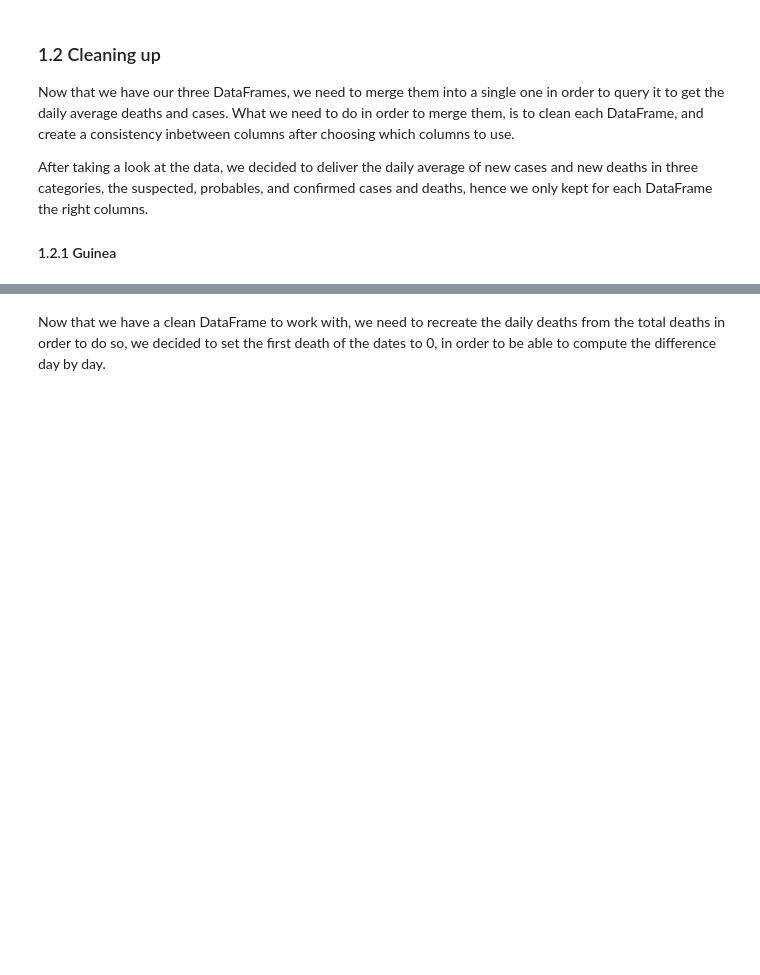
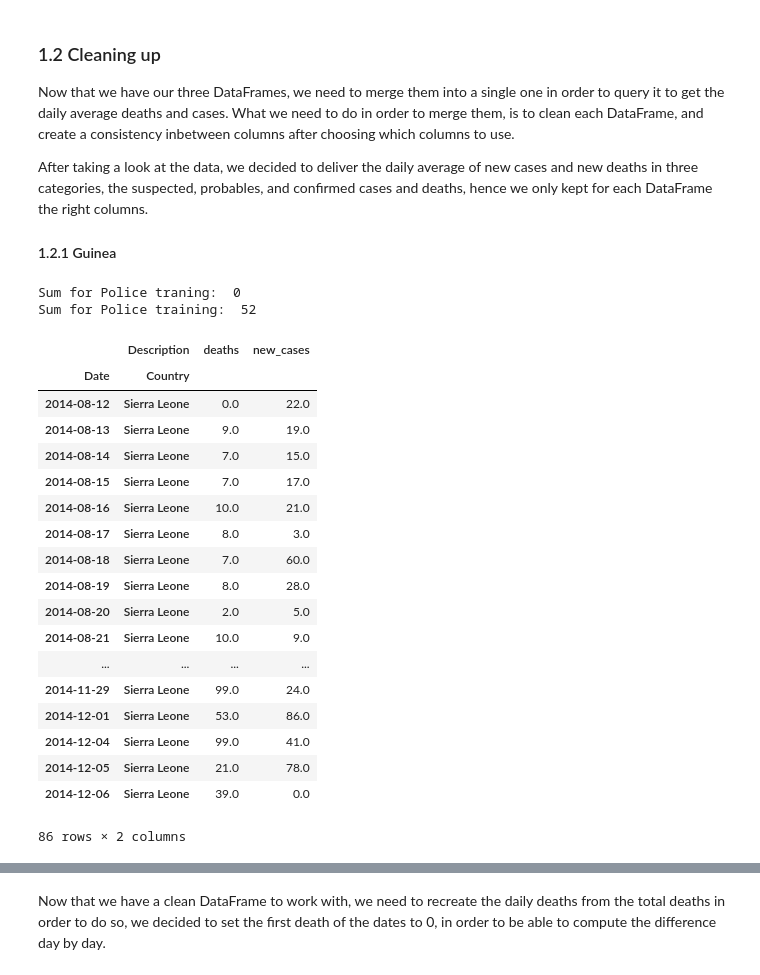
Before and after one commit to LoomisLoud/twitter-movies-recommender-system, a Jupyter notebook: Homework01/Homework 1.ipynb, the cells around one changed output, grey strips where cells are left out. Saved outputs shown, nothing was run; the diff lists cells and outputs as text; code cells hidden in the pictures; blank space fills up the shorter version.

Commit message:
Sierra leone v1.0.0.0.0.0.0.1

```diff
--- a/Homework01/Homework 1.ipynb
+++ b/Homework01/Homework 1.ipynb
@@ -134,33 +138,58 @@ print('Sum for Police training: ', preprocessed_sierra['Police training School']
 preprocessed_sierra.drop('Police traning School', axis =1, inplace=True)
 
 
 #Keep descriptions with interest for us
 description = ['death_suspected', 'new_probable', 'new_suspected', 'death_confirmed', 'new_confirmed', 'death_probable']
 ix=preprocessed_sierra.index.get_level_values('Description').isin(description)
 preprocessed_sierra = preprocessed_sierra[ix]
 
 #To improve precision, we decided to compute by hand the number of deaths/cases by hand and
 #then compute the mean between this columns and 'Totals
 preprocessed_sierra['Cities_total'] = preprocessed_sierra.sum(axis=1) - preprocessed_sierra['Totals']
 preprocessed_sierra['Mean'] = (preprocessed_sierra['Totals'] + preprocessed_sierra['Cities_total']) / 2
 preprocessed_sierra = preprocessed_sierra[np.abs(preprocessed_sierra[['Cities_total', 'Totals']].max(1) - preprocessed_sierra.Mean)
                                           <= (0.1 * preprocessed_sierra.Mean)]
 
 #We remove rows with 0 in one of the columns 'death_probable', 'death_suspected' and 'death_confirmed'.
 #Indeed this datas are cumulatives and so a 0 makes no sense.
 sierra = preprocessed_sierra['Mean'].unstack('Description', fill_value=0.0)
 sierra = sierra[(sierra['death_suspected'] != 0) & (sierra['death_probable'] != 0) & (sierra['death_confirmed'] != 0) ]
 
 
 #The data give us only the cumulated total for the deaths. So we computed the dayly numbers of deaths
 deaths = ['death_suspected', 'death_probable', 'death_confirmed']
 for c in sierra.columns:
     if c in deaths:
         sierra[c] = sierra[c] - sierra[c][0]
         sierra[c][1:] = sierra[c][1:].copy().as_matrix() - sierra[c][:-1].copy().as_matrix()
 
 #Set the minimum value to 0
 sierra = sierra.clip(lower=0)
+sierra['deaths'] = sierra['death_suspected'] + sierra['death_probable'] + sierra['death_confirmed']
+sierra['new_cases'] = sierra['new_confirmed'] + sierra['new_probable'] +sierra['new_suspected']
+sierra = sierra[['deaths', 'new_cases']]
+# %% [output]
+Sum for Police traning:  0
+Sum for Police training:  52
+|  | Description | deaths | new_cases |
+| Date | Country |  |  |
+| 2014-08-12 | Sierra Leone | 0.0 | 22.0 |
+| 2014-08-13 | Sierra Leone | 9.0 | 19.0 |
+| 2014-08-14 | Sierra Leone | 7.0 | 15.0 |
+| 2014-08-15 | Sierra Leone | 7.0 | 17.0 |
+| 2014-08-16 | Sierra Leone | 10.0 | 21.0 |
+| 2014-08-17 | Sierra Leone | 8.0 | 3.0 |
+| 2014-08-18 | Sierra Leone | 7.0 | 60.0 |
+| 2014-08-19 | Sierra Leone | 8.0 | 28.0 |
+| 2014-08-20 | Sierra Leone | 2.0 | 5.0 |
+| 2014-08-21 | Sierra Leone | 10.0 | 9.0 |
+| ... | ... | ... | ... |
+| 2014-11-29 | Sierra Leone | 99.0 | 24.0 |
+| 2014-12-01 | Sierra Leone | 53.0 | 86.0 |
+| 2014-12-04 | Sierra Leone | 99.0 | 41.0 |
+| 2014-12-05 | Sierra Leone | 21.0 | 78.0 |
+| 2014-12-06 | Sierra Leone | 39.0 | 0.0 |
+86 rows × 2 columns
 # %%
 #Compute the mean by month and country
 #sierra = sierra.groupby([sierra.index.get_level_values('Date').month,sierra.index.get_level_values('Country')]).mean()
```
Also changed, not shown: parts of 5 cells of this notebook.
